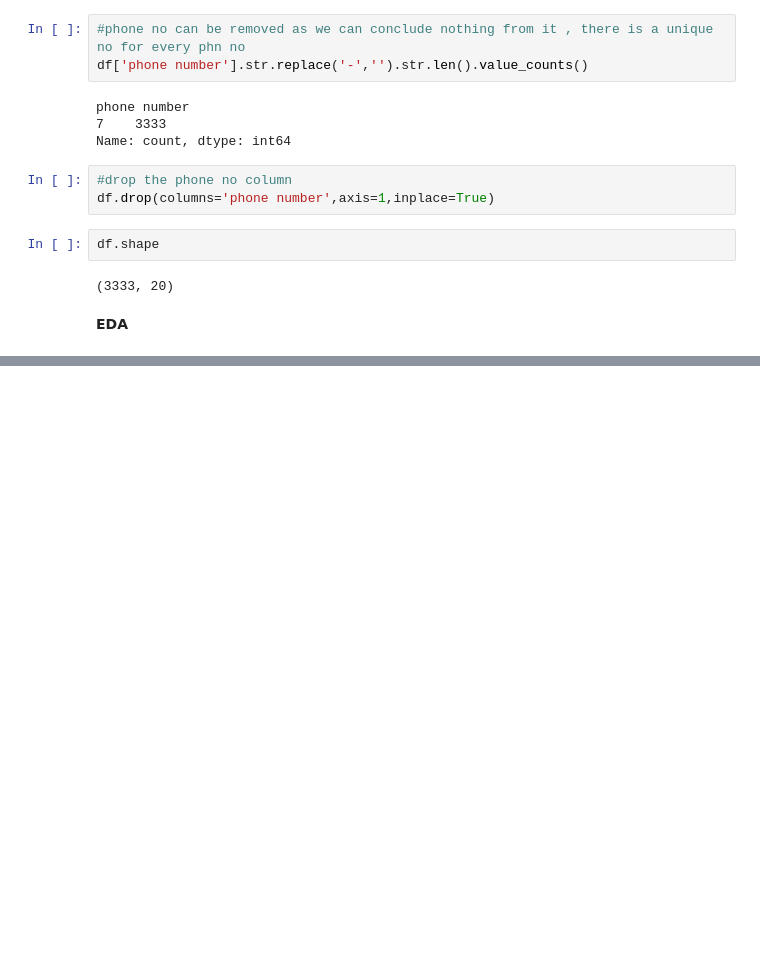
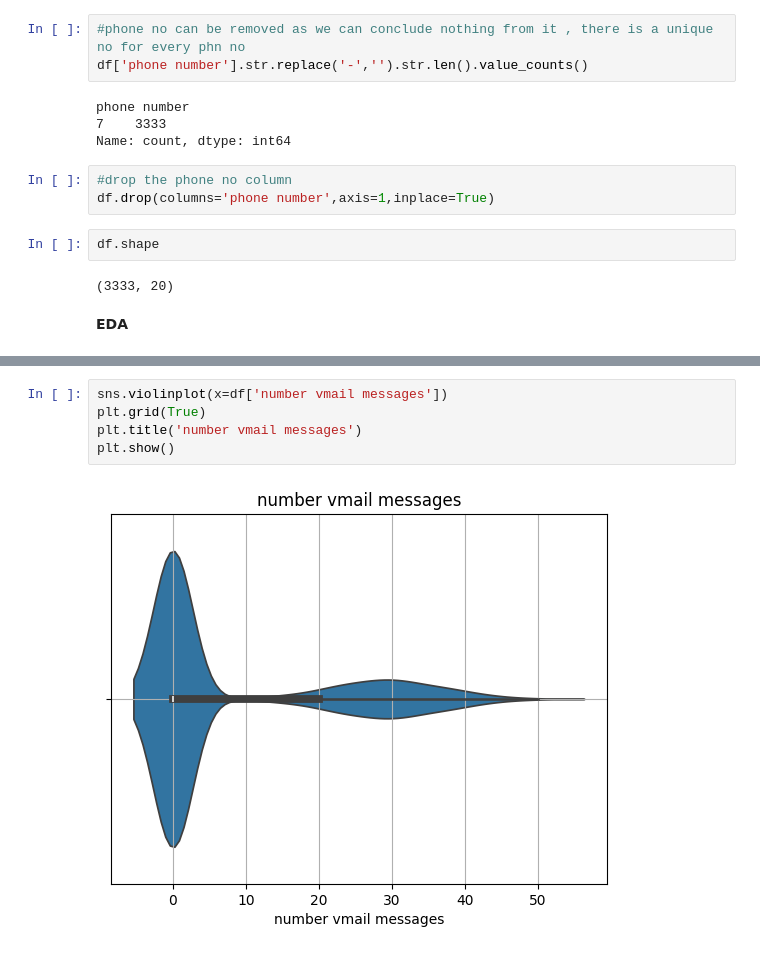
Before and after one commit to himani26/DSLearnings, a Jupyter notebook: EndtoEndMLChurnProject.ipynb, the cells around one changed output, grey strips where cells are left out. Cells and saved outputs as stored; diff of their text form; blank space fills up the shorter version.

```diff
--- a/EndtoEndMLChurnProject.ipynb
+++ b/EndtoEndMLChurnProject.ipynb
@@ -212,0 +258,7 @@ df.shape
+# %%
+sns.violinplot(x=df['number vmail messages'])
+plt.grid(True)
+plt.title('number vmail messages')
+plt.show()
+# %% [output]
+[figure, added]
```
Also changed, not shown: parts of 18 cells of this notebook.
